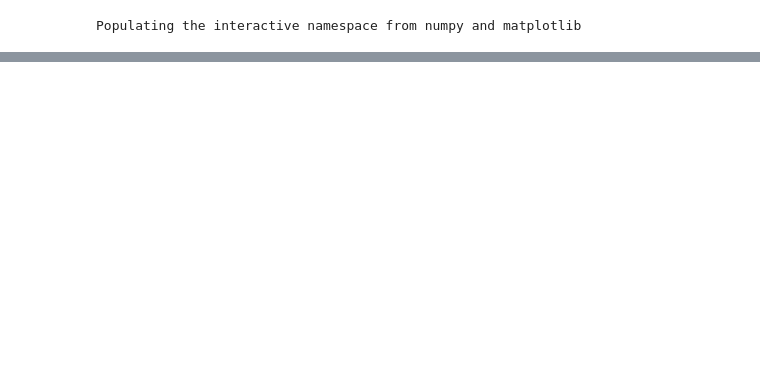
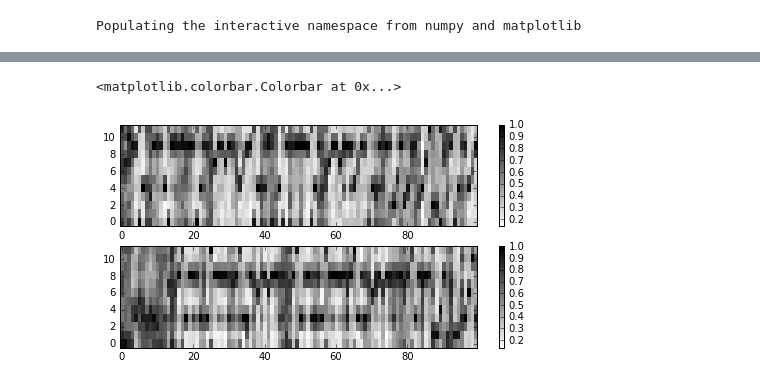
Before and after one commit to dpwe/elene4896, a Jupyter notebook: prac11/e4896_coversongs.ipynb, the cells around one changed output, grey strips where cells are left out. Saved outputs shown, nothing was run; the diff lists cells and outputs as text; code cells hidden in the pictures; blank space fills up the shorter version.

```diff
--- a/prac11/e4896_coversongs.ipynb
+++ b/prac11/e4896_coversongs.ipynb
@@ -378,10 +23,0 @@ title(str(bestcost_ABb))
-# %%
-trans_costs = np.zeros((len(ids_A), len(ids_B)))
-print(time.ctime())
-for n_A, id_A in enumerate(ids_A):
-    _, ftrs_A, _ = read_beat_chroma_labels(os.path.join(PKL_DIR, id_A + '.pkl'))
-    print(time.ctime(), n_A, "of", len(ids_A), id_A)
-    for n_B, id_B in enumerate(ids_B):
-        _, ftrs_B, _ = read_beat_chroma_labels(os.path.join(PKL_DIR, id_B + '.pkl'))
-        trans_costs[n_A, n_B], _, _ = best_chroma_dtw_cost(ftrs_A, ftrs_B)
-print(time.ctime())
@@ -431,0 +64,12 @@ print(tc)
+# %%
+# Where to find the data (on my machine).
+DATA_DIR = '/Users/dpwe/Downloads/coversongs'
+FEATURES_DIR = os.path.join(DATA_DIR, 'beatchromftrs')
+
+def chroma_for_id(id_):
+    """Return just the chroma array for a given ID."""
+    _, chroma, _ = read_beat_chroma_labels(os.path.join(FEATURES_DIR, id_ + '.pkl'))
+    return chroma
+
+# We get the audio via the lab's web server.
+url_base = 'http://labrosa.ee.columbia.edu:8013/'
@@ -431,0 +80,6 @@ print(tc)
+# %%
+# Inspect the index'th cover song pair.
+index = 1
+id_A = ids_A[index]
+print(id_A)
+IPython.display.Audio(url=url_base + id_A + '.mp3')
@@ -431,0 +89,4 @@ print(tc)
+# %%
+id_B = ids_B[index]
+print(id_B)
+IPython.display.Audio(url=url_base + id_B + '.mp3')
@@ -431,0 +96,15 @@ print(tc)
+# %%
+# Look at the first chunk of chroma features for each track.
+ftrs_A = chroma_for_id(id_A)
+ftrs_B = chroma_for_id(id_B)
+
+plt.figure(figsize=(8,4))
+subplot(211)
+my_imshow(ftrs_A[:100].transpose())
+colorbar()
+subplot(212)
+my_imshow(ftrs_B[:100].transpose())
+colorbar()
+# %% [output]
+<matplotlib.colorbar.Colorbar at 0x...>
+[figure, added]
```
Also changed, not shown: parts of 47 cells of this notebook.
